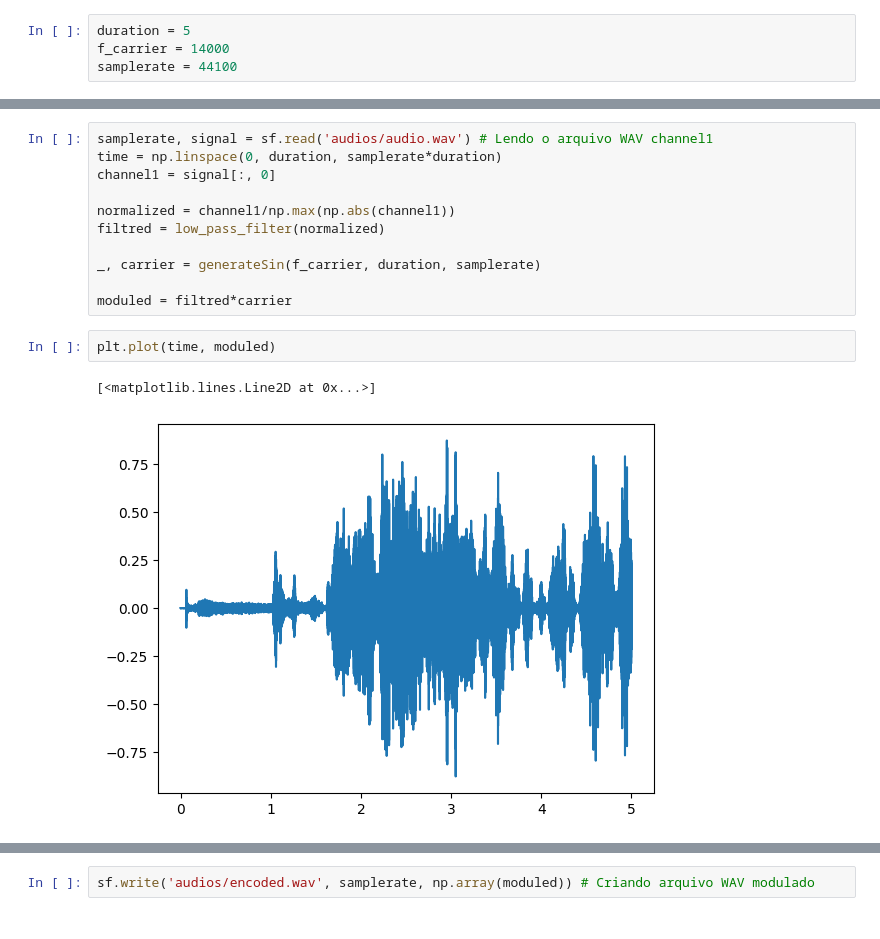
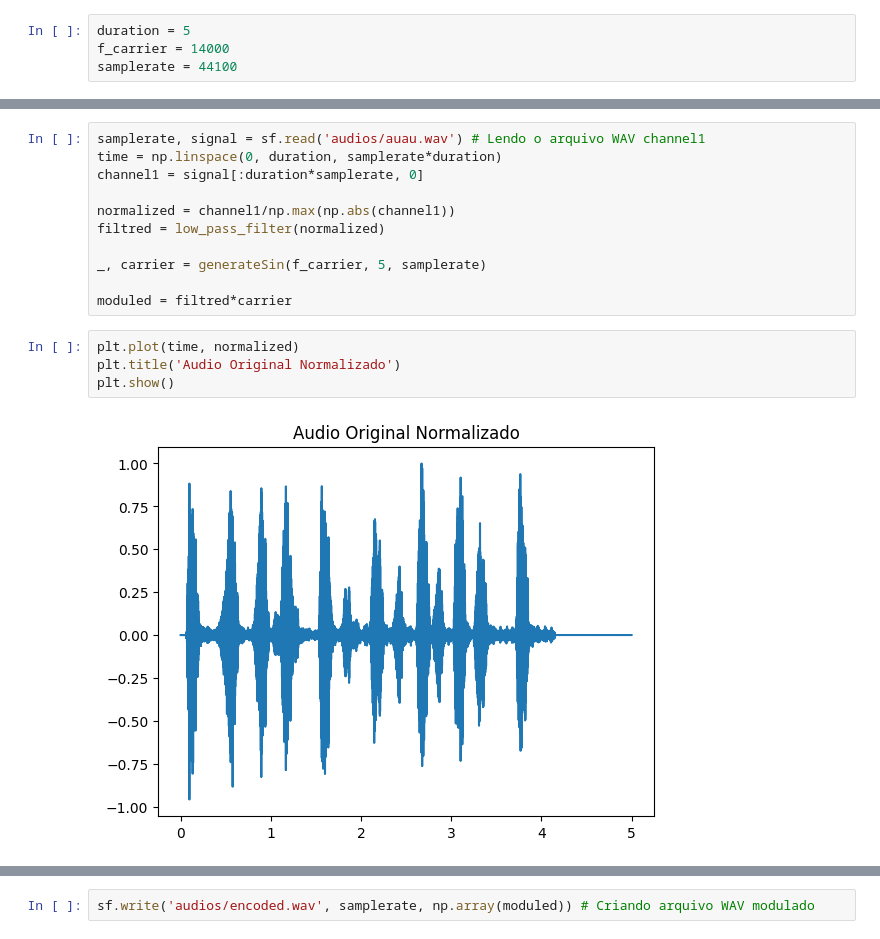
Before and after one commit to dourado-rafa/pastel-em-camadas, a Jupyter notebook: AM-Modulation/encode.ipynb, the cells around one changed output, grey strips where cells are left out. Drawn from its saved outputs; the diff is of its cells as text.

```diff
--- a/AM-Modulation/encode.ipynb
+++ b/AM-Modulation/encode.ipynb
@@ -28,19 +24,20 @@ Gravação finalizada
 # %%
-samplerate, signal = sf.read('audios/audio.wav') # Lendo o arquivo WAV channel1
+samplerate, signal = sf.read('audios/auau.wav') # Lendo o arquivo WAV channel1
 time = np.linspace(0, duration, samplerate*duration)
-channel1 = signal[:, 0]
+channel1 = signal[:duration*samplerate, 0]
 
 normalized = channel1/np.max(np.abs(channel1))
 filtred = low_pass_filter(normalized)
 
-_, carrier = generateSin(f_carrier, duration, samplerate)
+_, carrier = generateSin(f_carrier, 5, samplerate)
 
 moduled = filtred*carrier
-# %%
-plt.plot(time, moduled)
-# %% [output]
-[<matplotlib.lines.Line2D at 0x...>]
-[figure, removed]
+# %%
+plt.plot(time, normalized)
+plt.title('Audio Original Normalizado')
+plt.show()
+# %% [output]
+[figure, added]
 # %%
 plt.figure(figsize=(10,4))
 plt.subplot(121)
```
Also changed, not shown: parts of 4 cells of this notebook, 3 other files.
